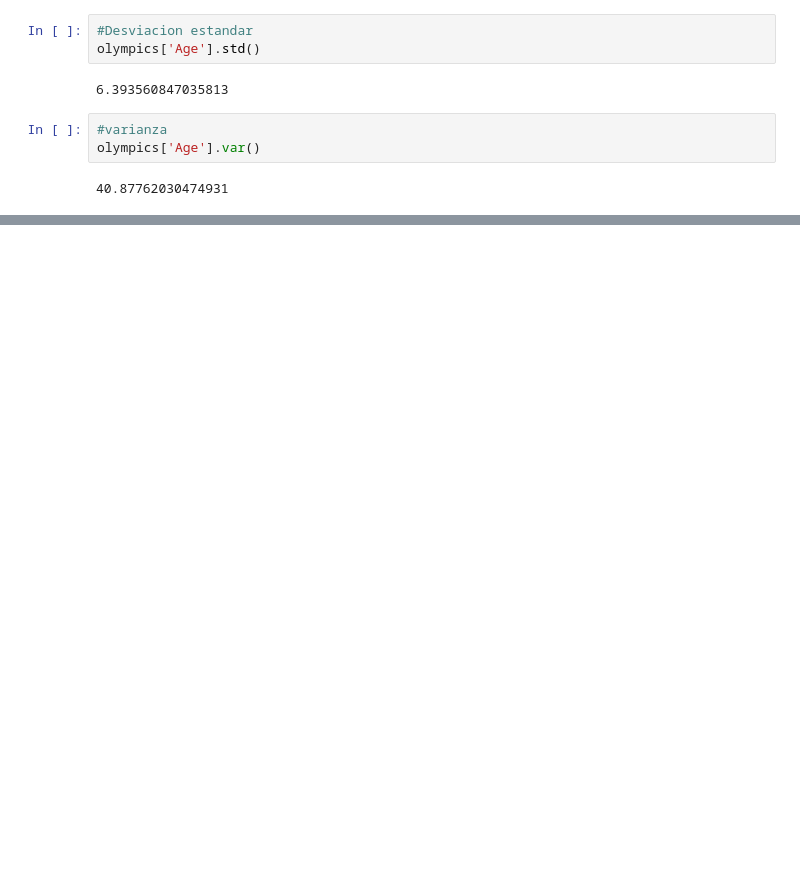
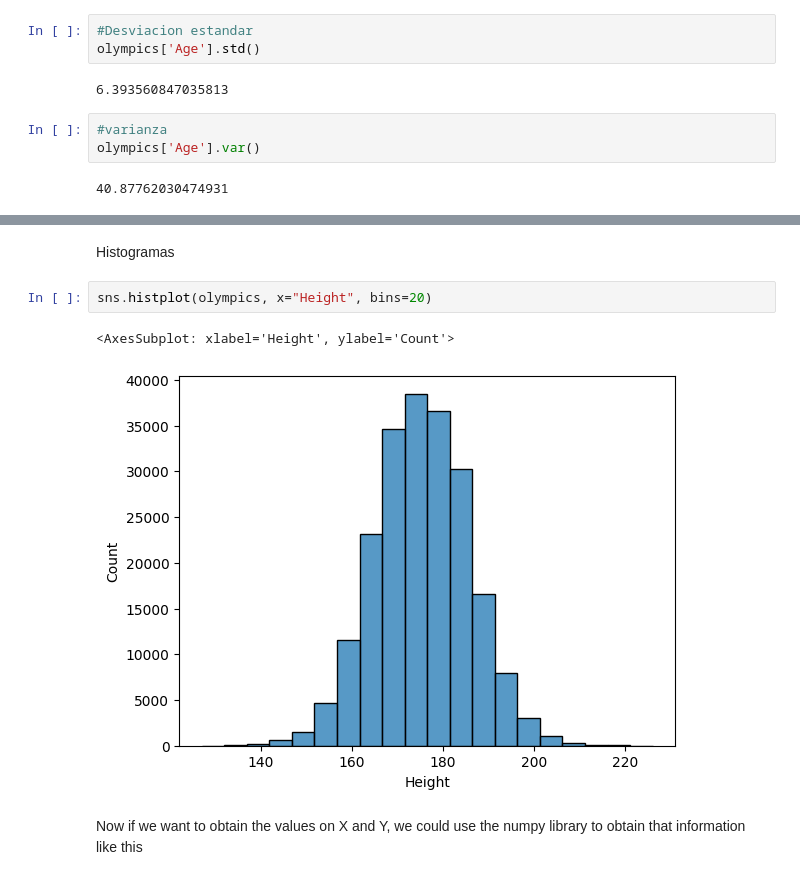
Before and after one commit to oscardbocanegra/udemy, a Jupyter notebook: analisis_datos/analisis_exploratorio.ipynb, the cells around one changed output, grey strips where cells are left out. Cells and saved outputs as stored; diff of their text form; blank space fills up the shorter version.

Commit message:
histogramas

```diff
--- a/analisis_datos/analisis_exploratorio.ipynb
+++ b/analisis_datos/analisis_exploratorio.ipynb
@@ -146,0 +160,9 @@ olympics['Age'].var()
+# %% [markdown]
+Histogramas
+# %%
+sns.histplot(olympics, x="Height", bins=20)
+# %% [output]
+<AxesSubplot: xlabel='Height', ylabel='Count'>
+[figure, added]
+# %% [markdown]
+Now if we want to obtain the values on X and Y, we could use the numpy library to obtain that information like this
```
Also changed, not shown: parts of 3 cells of this notebook.
